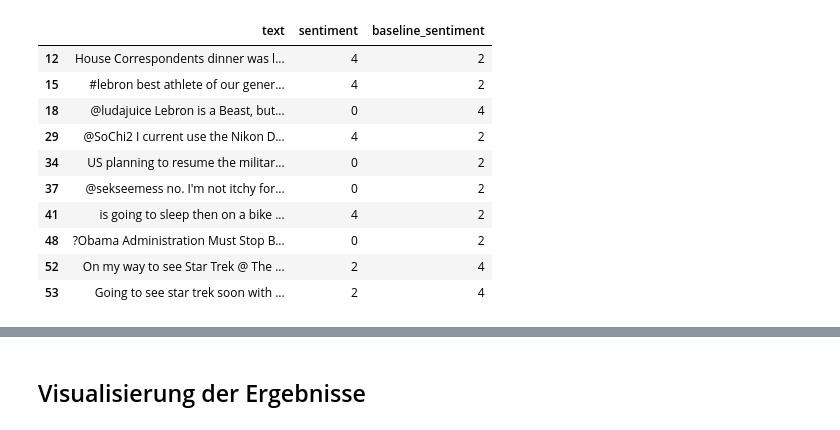
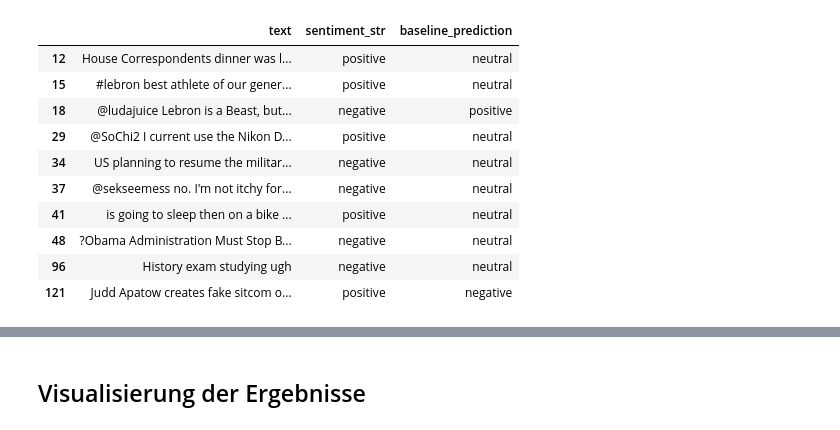
Before and after one commit to felLind/propra_webscience_ws24, a Jupyter notebook: propra_webscience_ws24/03-svm-model-training.ipynb, the cells around one changed output, grey strips where cells are left out. Drawn from its saved outputs; the diff is of its cells as text; code cells hidden in the pictures.

```diff
--- a/propra_webscience_ws24/03-svm-model-training.ipynb
+++ b/propra_webscience_ws24/03-svm-model-training.ipynb
@@ -191,0 +67,17 @@ svm.dump_classification_results(classification_results)
+# %%
+from sklearn.feature_extraction.text import TfidfVectorizer
+
+from propra_webscience_ws24.training import svm
+
+training_combination = svm.TrainingCombination(
+    normalization_strategy="lemmatizer",
+    remove_stopwords=True,
+    vectorizer=TfidfVectorizer(
+        max_features=10_000,
+        ngram_range=(1, 1),
+    ),
+    max_features=10_000,
+    ngram_range=svm.NGramRange.UNI_AND_BIGRAMS,  # Uni- und Bigramme
+)
+
+result = svm.train_linear_svc(df_train, df_test, training_combination)
@@ -191,0 +96,9 @@ svm.dump_classification_results(classification_results)
+# %%
+sentiment_mapping = {0: "negative", 4: "positive"}
+
+df_test.loc[:, "predicted_sentiment"] = [sentiment_mapping[e] for e in result.y_pred]
+
+df_test.loc[:, "sentiment_str"] = df_test.sentiment.map(sentiment_mapping)
+
+# Übersicht erste 10 falsche Klassifikationen auf Testdaten
+df_test.loc[(df_test.sentiment_str != df_test.predicted_sentiment), ["sentiment_str", "predicted_sentiment", "text", "processed_text"]].head(10)
@@ -195,7 +166,10 @@ svm.dump_classification_results(classification_results)
 from transformers import pipeline
 
 sentiment_analysis = pipeline("sentiment-analysis", model="cardiffnlp/twitter-roberta-base-sentiment-latest")
-df_test['baseline_prediction'] = df_test['text'].apply(sentiment_analysis)
+
+df_test['baseline_prediction_result'] = df_test['text'].apply(sentiment_analysis)
+df_test['baseline_prediction'] = df_test['baseline_prediction_result'].apply(lambda x: x[0]['label'])
+
 df_test
 # %% [output]
 Some weights of the model checkpoint at cardiffnlp/twitter-roberta-base-sentiment-latest were not used when initializing RobertaForSequenceClassification: ['roberta.pooler.dense.bias', 'roberta.pooler ...
@@ -217,29 +191,17 @@ Some weights of the model checkpoint at cardiffnlp/twitter-roberta-base-sentimen
 # %%
-def set_sentiment_vals(sentiment) -> int:
-    if sentiment == 'positive':
-        return 4
-    elif sentiment == 'negative':
-        return 0
-    elif sentiment == 'neutral':
-        return 2
-    raise ValueError(f"Unknown sentiment {sentiment} found...")
-
-
-df_test['baseline_sentiment'] = df_test['baseline_prediction'].apply(lambda x: set_sentiment_vals(x[0]['label']))
-
 rows_without_matching_sentiment = df_test.loc[
-    df_test.sentiment != df_test.baseline_sentiment, ['text', 'sentiment', 'baseline_sentiment']]
+    df_test.sentiment_str != df_test.baseline_prediction, ['text', 'sentiment_str', 'baseline_prediction']]
 rows_without_matching_sentiment.head(10)
 # %% [output]
-|  | text | sentiment | baseline_sentiment |
-| 12 | House Correspondents dinner was l... | 4 | 2 |
-| 15 | #lebron best athlete of our gener... | 4 | 2 |
-| 18 | @ludajuice Lebron is a Beast, but... | 0 | 4 |
-| 29 | @SoChi2 I current use the Nikon D... | 4 | 2 |
-| 34 | US planning to resume the militar... | 0 | 2 |
-| 37 | @sekseemess no. I'm not itchy for... | 0 | 2 |
-| 41 | is going to sleep then on a bike ... | 4 | 2 |
-| 48 | ?Obama Administration Must Stop B... | 0 | 2 |
-| 52 | On my way to see Star Trek @ The ... | 2 | 4 |
-| 53 | Going to see star trek soon with ... | 2 | 4 |
+|  | text | sentiment_str | baseline_prediction |
+| 12 | House Correspondents dinner was l... | positive | neutral |
+| 15 | #lebron best athlete of our gener... | positive | neutral |
+| 18 | @ludajuice Lebron is a Beast, but... | negative | positive |
+| 29 | @SoChi2 I current use the Nikon D... | positive | neutral |
+| 34 | US planning to resume the militar... | negative | neutral |
+| 37 | @sekseemess no. I'm not itchy for... | negative | neutral |
+| 41 | is going to sleep then on a bike ... | positive | neutral |
+| 48 | ?Obama Administration Must Stop B... | negative | neutral |
+| 96 | History exam studying ugh | negative | neutral |
+| 121 | Judd Apatow creates fake sitcom o... | positive | negative |
 # %%
```
Also changed, not shown: parts of 41 cells of this notebook, 13 other files.
